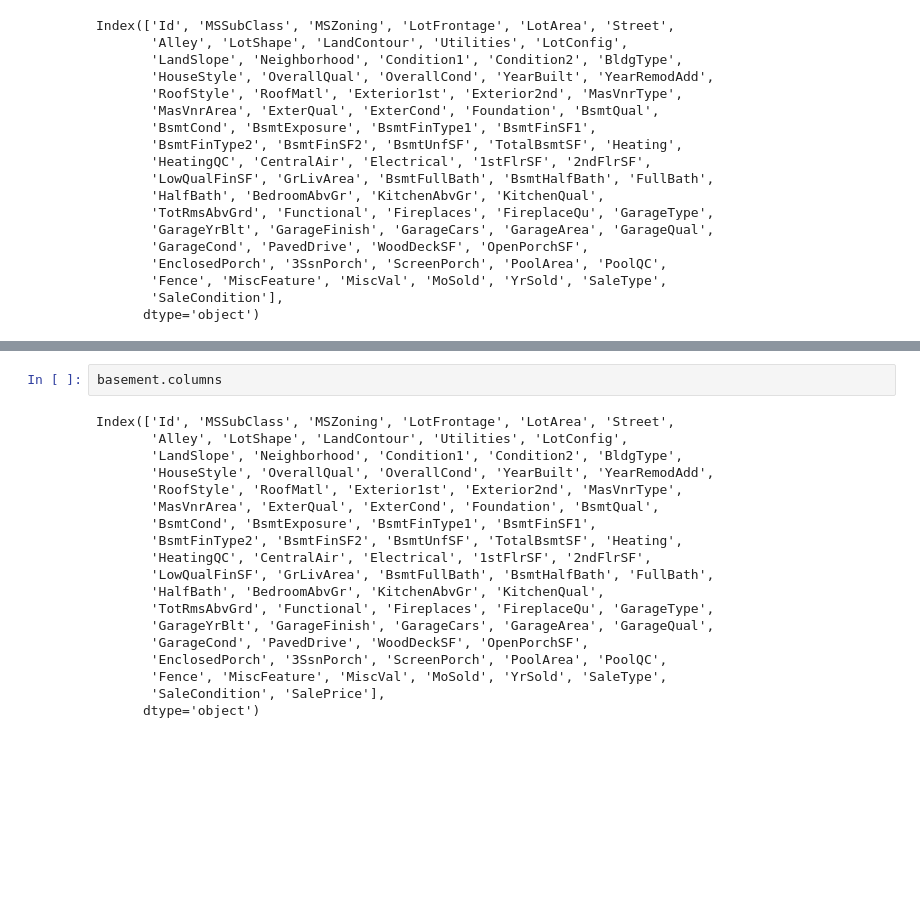
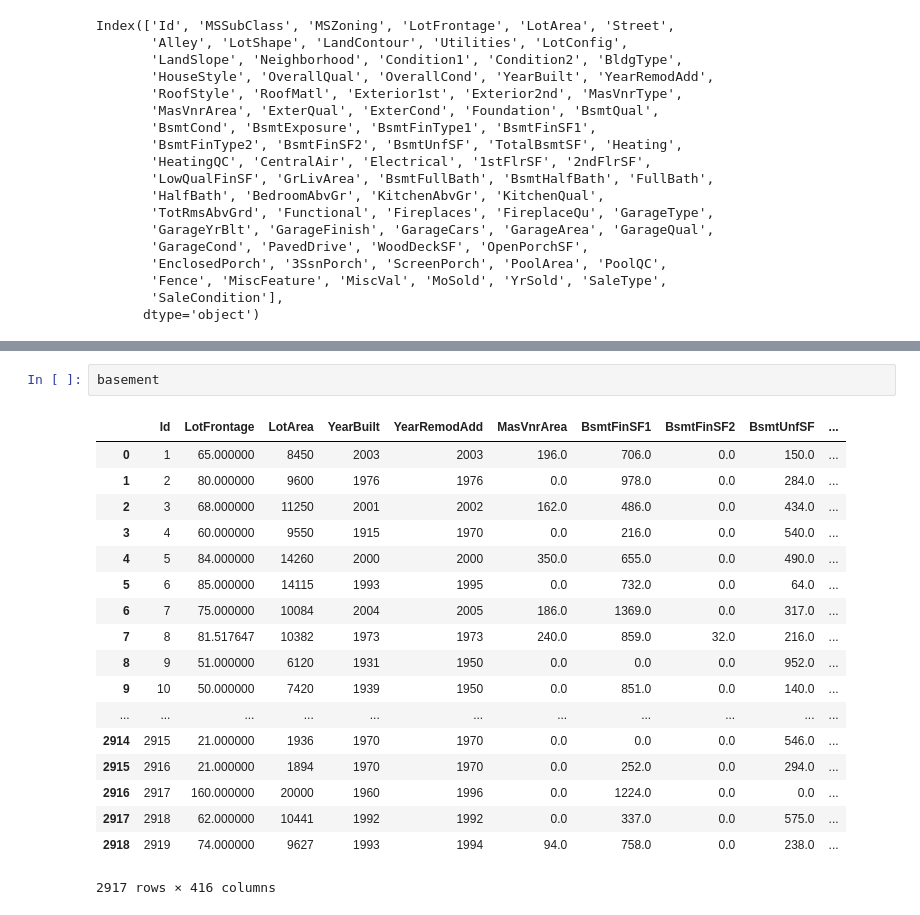
Before and after one commit to xc0878/Machine-Learning-Project, a Jupyter notebook: Fez/scrapsheet.ipynb, the cells around one changed output, grey strips where cells are left out. Drawn from its saved outputs; the diff is of its cells as text; blank space fills up the shorter version.

```diff
--- a/Fez/scrapsheet.ipynb
+++ b/Fez/scrapsheet.ipynb
@@ -244,21 +318,21 @@ Index(['Id', 'MSSubClass', 'MSZoning', 'LotFrontage', 'LotArea', 'Street',
 # %%
-basement.columns
+basement
 # %% [output]
+|  | Id | LotFrontage | LotArea | YearBuilt | YearRemodAdd | MasVnrArea | BsmtFinSF1 | BsmtFinSF2 | BsmtUnfSF | ... |
+| 0 | 1 | 65.000000 | 8450 | 2003 | 2003 | 196.0 | 706.0 | 0.0 | 150.0 | ... |
+| 1 | 2 | 80.000000 | 9600 | 1976 | 1976 | 0.0 | 978.0 | 0.0 | 284.0 | ... |
+| 2 | 3 | 68.000000 | 11250 | 2001 | 2002 | 162.0 | 486.0 | 0.0 | 434.0 | ... |
+| 3 | 4 | 60.000000 | 9550 | 1915 | 1970 | 0.0 | 216.0 | 0.0 | 540.0 | ... |
+| 4 | 5 | 84.000000 | 14260 | 2000 | 2000 | 350.0 | 655.0 | 0.0 | 490.0 | ... |
+| 5 | 6 | 85.000000 | 14115 | 1993 | 1995 | 0.0 | 732.0 | 0.0 | 64.0 | ... |
+| 6 | 7 | 75.000000 | 10084 | 2004 | 2005 | 186.0 | 1369.0 | 0.0 | 317.0 | ... |
+| 7 | 8 | 81.517647 | 10382 | 1973 | 1973 | 240.0 | 859.0 | 32.0 | 216.0 | ... |
+| 8 | 9 | 51.000000 | 6120 | 1931 | 1950 | 0.0 | 0.0 | 0.0 | 952.0 | ... |
+| 9 | 10 | 50.000000 | 7420 | 1939 | 1950 | 0.0 | 851.0 | 0.0 | 140.0 | ... |
+| ... | ... | ... | ... | ... | ... | ... | ... | ... | ... | ... |
+| 2914 | 2915 | 21.000000 | 1936 | 1970 | 1970 | 0.0 | 0.0 | 0.0 | 546.0 | ... |
+| 2915 | 2916 | 21.000000 | 1894 | 1970 | 1970 | 0.0 | 252.0 | 0.0 | 294.0 | ... |
+| 2916 | 2917 | 160.000000 | 20000 | 1960 | 1996 | 0.0 | 1224.0 | 0.0 | 0.0 | ... |
+| 2917 | 2918 | 62.000000 | 10441 | 1992 | 1992 | 0.0 | 337.0 | 0.0 | 575.0 | ... |
+| 2918 | 2919 | 74.000000 | 9627 | 1993 | 1994 | 94.0 | 758.0 | 0.0 | 238.0 | ... |
-Index(['Id', 'MSSubClass', 'MSZoning', 'LotFrontage', 'LotArea', 'Street',
-       'Alley', 'LotShape', 'LandContour', 'Utilities', 'LotConfig',
-       'LandSlope', 'Neighborhood', 'Condition1', 'Condition2', 'BldgType',
-       'HouseStyle', 'OverallQual', 'OverallCond', 'YearBuilt', 'YearRemodAdd',
-       'RoofStyle', 'RoofMatl', 'Exterior1st', 'Exterior2nd', 'MasVnrType',
-       'MasVnrArea', 'ExterQual', 'ExterCond', 'Foundation', 'BsmtQual',
-       'BsmtCond', 'BsmtExposure', 'BsmtFinType1', 'BsmtFinSF1',
-       'BsmtFinType2', 'BsmtFinSF2', 'BsmtUnfSF', 'TotalBsmtSF', 'Heating',
-       'HeatingQC', 'CentralAir', 'Electrical', '1stFlrSF', '2ndFlrSF',
-       'LowQualFinSF', 'GrLivArea', 'BsmtFullBath', 'BsmtHalfBath', 'FullBath',
-       'HalfBath', 'BedroomAbvGr', 'KitchenAbvGr', 'KitchenQual',
-       'TotRmsAbvGrd', 'Functional', 'Fireplaces', 'FireplaceQu', 'GarageType',
-       'GarageYrBlt', 'GarageFinish', 'GarageCars', 'GarageArea', 'GarageQual',
-       'GarageCond', 'PavedDrive', 'WoodDeckSF', 'OpenPorchSF',
-       'EnclosedPorch', '3SsnPorch', 'ScreenPorch', 'PoolArea', 'PoolQC',
-       'Fence', 'MiscFeature', 'MiscVal', 'MoSold', 'YrSold', 'SaleType',
-       'SaleCondition', 'SalePrice'],
-      dtype='object')
+2917 rows × 416 columns
```
Also changed, not shown: parts of 6 cells of this notebook, 25 other files.
